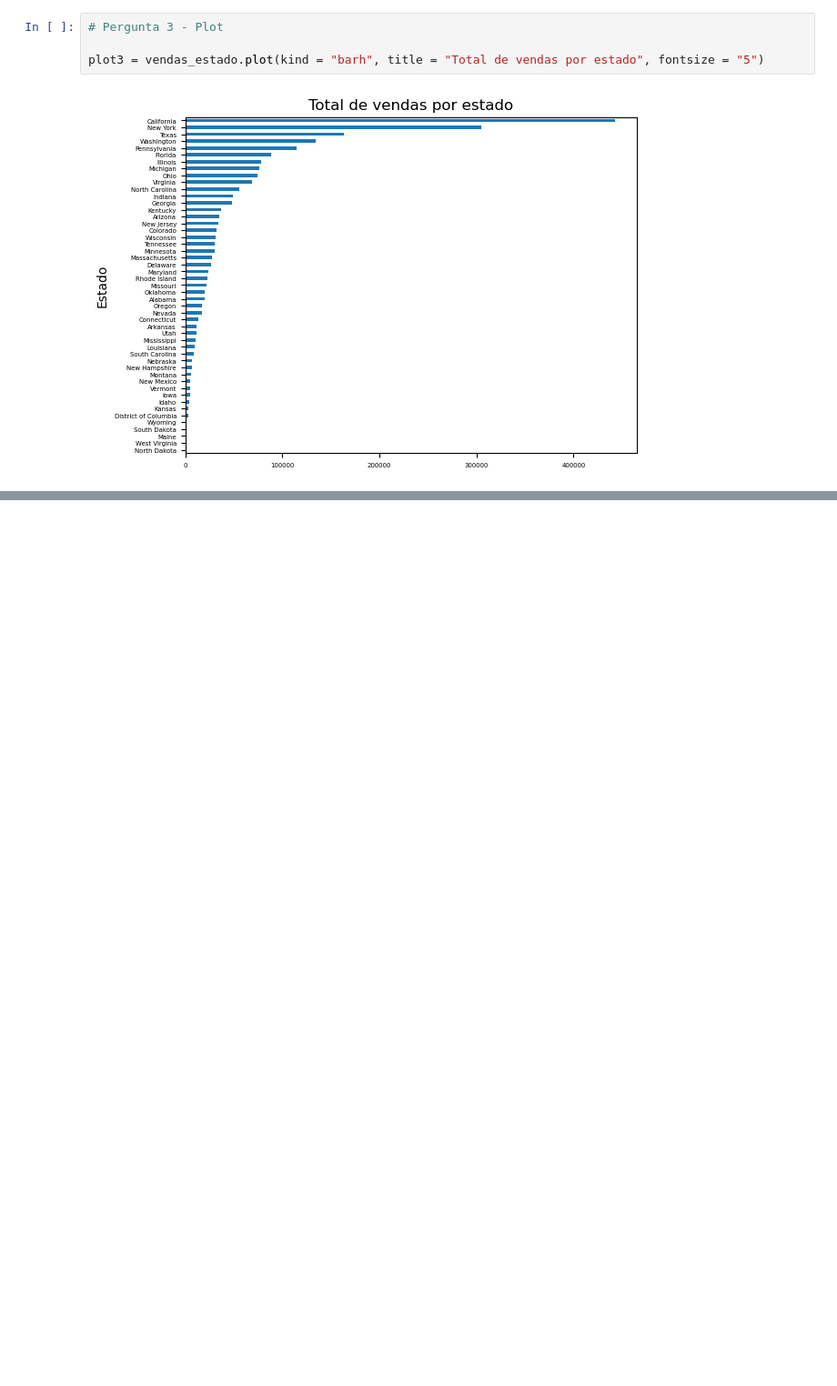
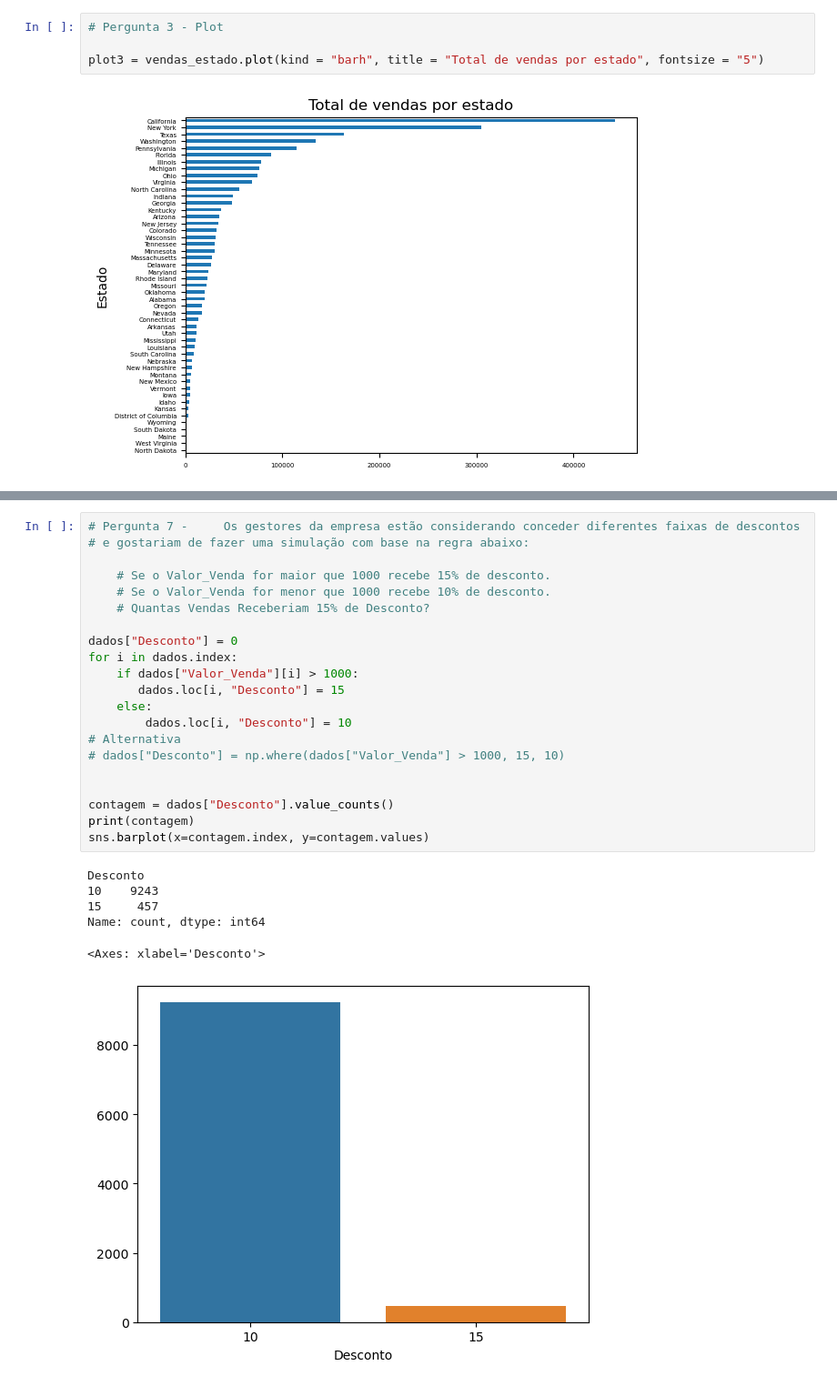
Before and after one commit to buenogi/Comercio, a Jupyter notebook: Analise.ipynb, the cells around one changed output, grey strips where cells are left out. Shown at 91% size. Cells and saved outputs as stored; diff of their text form; blank space fills up the shorter version.

```diff
--- a/Analise.ipynb
+++ b/Analise.ipynb
@@ -89,0 +151,28 @@ plot4.set_xlabel("Valor total de vendas")
+# %%
+# Pergunta 7 -     Os gestores da empresa estão considerando conceder diferentes faixas de descontos
+# e gostariam de fazer uma simulação com base na regra abaixo:
+
+    # Se o Valor_Venda for maior que 1000 recebe 15% de desconto.
+    # Se o Valor_Venda for menor que 1000 recebe 10% de desconto.
+    # Quantas Vendas Receberiam 15% de Desconto?
+
+dados["Desconto"] = 0
+for i in dados.index:
+    if dados["Valor_Venda"][i] > 1000:
+       dados.loc[i, "Desconto"] = 15
+    else:
+        dados.loc[i, "Desconto"] = 10
+# Alternativa
+# dados["Desconto"] = np.where(dados["Valor_Venda"] > 1000, 15, 10)
+
+
+contagem = dados["Desconto"].value_counts()
+print(contagem)
+sns.barplot(x=contagem.index, y=contagem.values)
+# %% [output]
+Desconto
+10    9243
+15     457
+Name: count, dtype: int64
+<Axes: xlabel='Desconto'>
+[figure, added]
```
Also changed, not shown: parts of 15 cells of this notebook.
